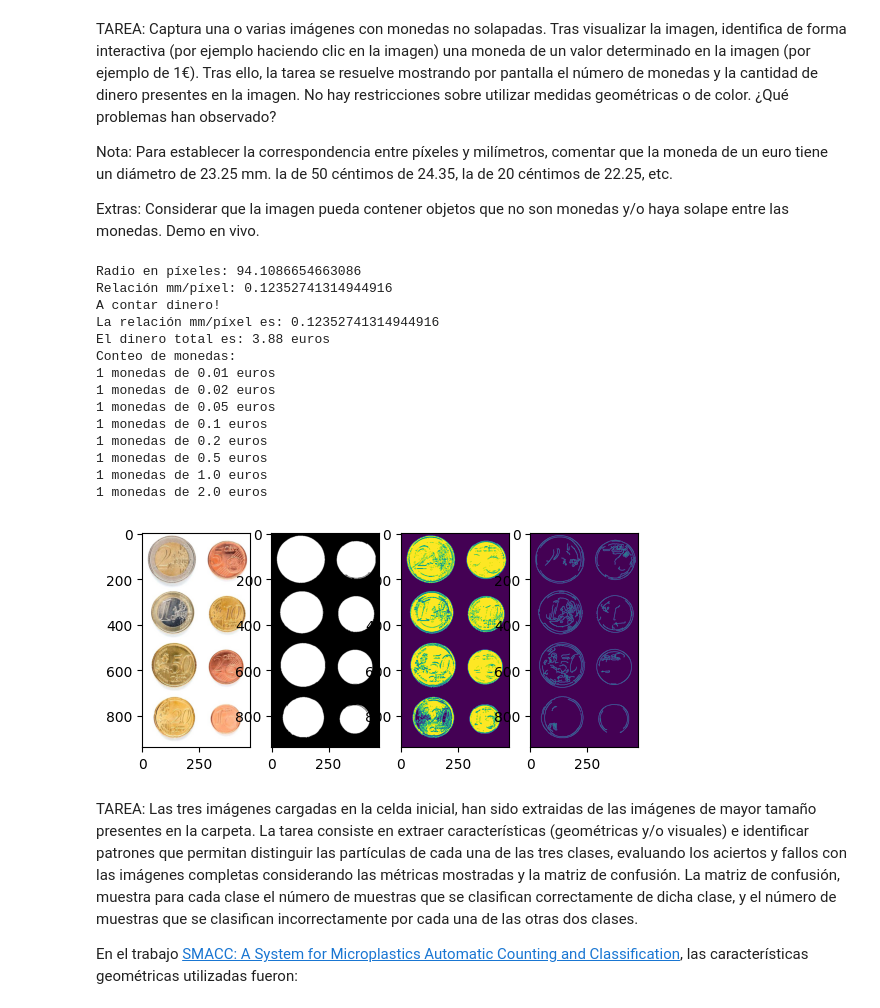
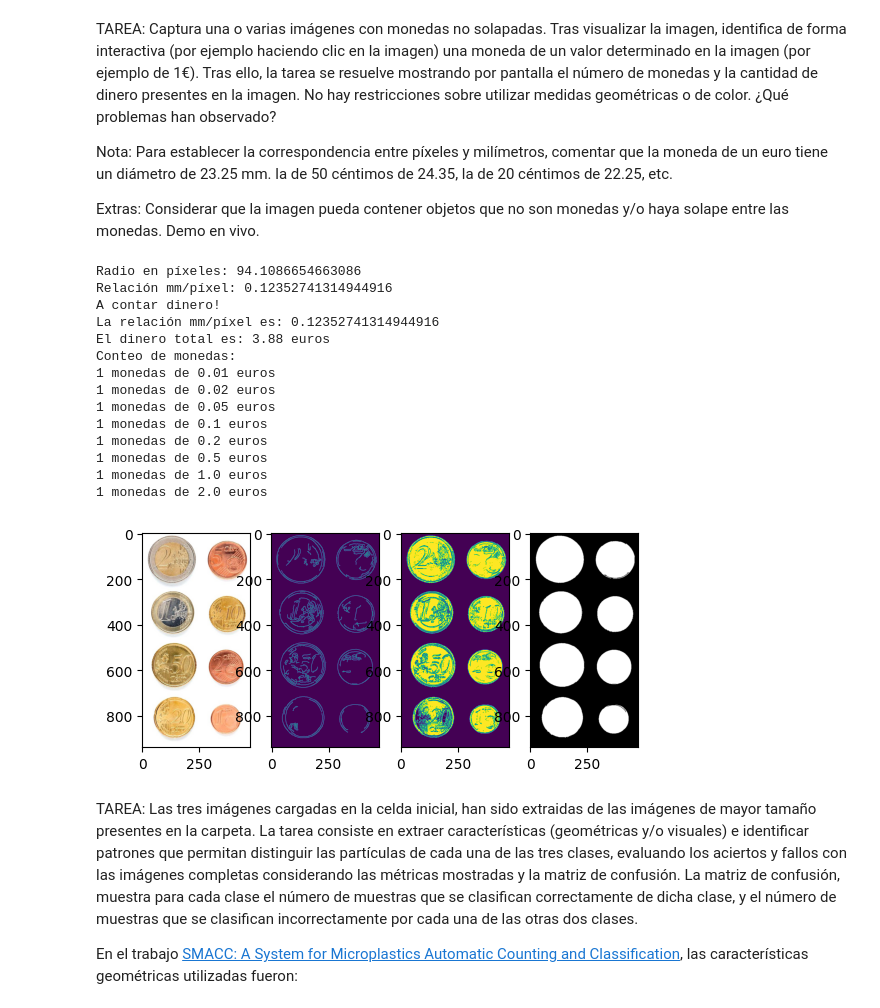
Before and after one commit to jj-quesada/PracticasVC, a Jupyter notebook: VC_P3/P3/VC_P3_Grupo13.ipynb, the cells around one changed output. Cells and saved outputs as stored; diff of their text form; code cells hidden in the pictures.

```diff
--- a/VC_P3/P3/VC_P3_Grupo13.ipynb
+++ b/VC_P3/P3/VC_P3_Grupo13.ipynb
@@ -27,10 +27,8 @@ img_gris = cv2.cvtColor(img, cv2.COLOR_BGR2GRAY)
 
 umbral = 200
 
-th1,img_th1 = cv2.threshold(img_gris,umbral,255,cv2.THRESH_BINARY_INV)
 th2,img_th2 = cv2.threshold(img_gris,0,255,cv2.THRESH_BINARY_INV+cv2.THRESH_OTSU)
 
-img_median_blur = cv2.medianBlur(img_gris, 7)
 img_gaussian_blur = cv2.GaussianBlur(img_gris, (9, 9), 3)
 
 canny_output = cv2.Canny(img_gaussian_blur, 0, 85)
@@ -40,7 +38,6 @@ diff = cv2.subtract(img_th2, canny_output)
 contornos2, hierarchy2 = cv2.findContours(diff,
     cv2.RETR_EXTERNAL ,
     cv2.CHAIN_APPROX_SIMPLE)
-#cv2.drawContours(img, contornos2, -1, (0,255,0), 3)
 
 img_blur = cv2.medianBlur(img_gris, 7)
 
@@ -58,31 +55,20 @@ for c in contornos2:
         #Mínimo contenedor ajustado para el contorno
         (cx,cy),radio = cv2.minEnclosingCircle(c)
 
-        #cv2.drawContours(img_cont, [c], -1, (255,255,255), -1)
-        #print(f'Area: {area}, Perímetro: {perimetro}, Circularidad: {circularidad}, Relación perimetro circulo: {relacion_perimetro_circulo}')
-
-
-        circularidad = 4*np.pi*area/(perimetro*perimetro)
-        relacion_perimetro_circulo = perimetro/(2*np.pi*radio)
-
         cv2.drawContours(img_cont, [c], -1, (255,255,255), -1)
-
-        if  0.5 < circularidad < 1.1 and 1 < relacion_perimetro_circulo < 1.5:
-            cv2.drawContours(img_cont, [c], -1, (255,255,255), -1)
-            #print(f'Area: {area}, Perímetro: {perimetro}, Circularidad: {circularidad}, Relación perimetro circulo: {relacion_perimetro_circulo}')
 
 
 plt.subplot(1, 4, 1)
 plt.imshow(img_rgb)
 
 plt.subplot(1, 4, 2)
-plt.imshow(img_cont)
+plt.imshow(canny_output)
 
 plt.subplot(1, 4, 3)
-plt.imshow(img_th2)
+plt.imshow(diff)
 
 plt.subplot(1, 4, 4)
-plt.imshow(canny_output)
+plt.imshow(img_cont)
 
 contornos_radi = [(c, cv2.minEnclosingCircle(c)[1]) for c in contornos2]
 
@@ -162,34 +148,34 @@ def on_mouse(event, x, y, flags, userdata):
                 countMoney()
                 break
 
 windowName = "amor"
 
 cv2.namedWindow(windowName)
 
 cv2.setMouseCallback(windowName, on_mouse)
 
 cv2.imshow(windowName,img_rgb)
 while cv2.waitKey(20) != 27:
     dummy = 0
      # Se detiene hasta pulsar tecla (>0 milisegundos)
 
 cv2.destroyAllWindows() # Destruye todas las ventanas
 # %% [output]
 Radio en píxeles: 94.1086654663086
 Relación mm/píxel: 0.12352741314944916
 A contar dinero!
 La relación mm/píxel es: 0.12352741314944916
 El dinero total es: 3.88 euros
 Conteo de monedas:
 1 monedas de 0.01 euros
 1 monedas de 0.02 euros
 1 monedas de 0.05 euros
 1 monedas de 0.1 euros
 1 monedas de 0.2 euros
 1 monedas de 0.5 euros
 1 monedas de 1.0 euros
 1 monedas de 2.0 euros
-[figure, old version]
+[figure, new version]
 # %% [markdown]
 TAREA: Las tres imágenes cargadas en la celda inicial, han sido extraidas de las imágenes de mayor tamaño presentes en la carpeta. La tarea consiste en extraer características (geométricas y/o visuales) e identificar patrones que permitan distinguir las partículas de cada una de las tres clases, evaluando los aciertos y fallos con las imágenes completas considerando las métricas mostradas y la matriz de confusión. La matriz de confusión, muestra para cada clase el número de muestras que se clasifican correctamente de dicha clase, y el número de muestras que se clasifican incorrectamente por cada una de las otras dos clases.
 
```
Also changed, not shown: 5 other files.
